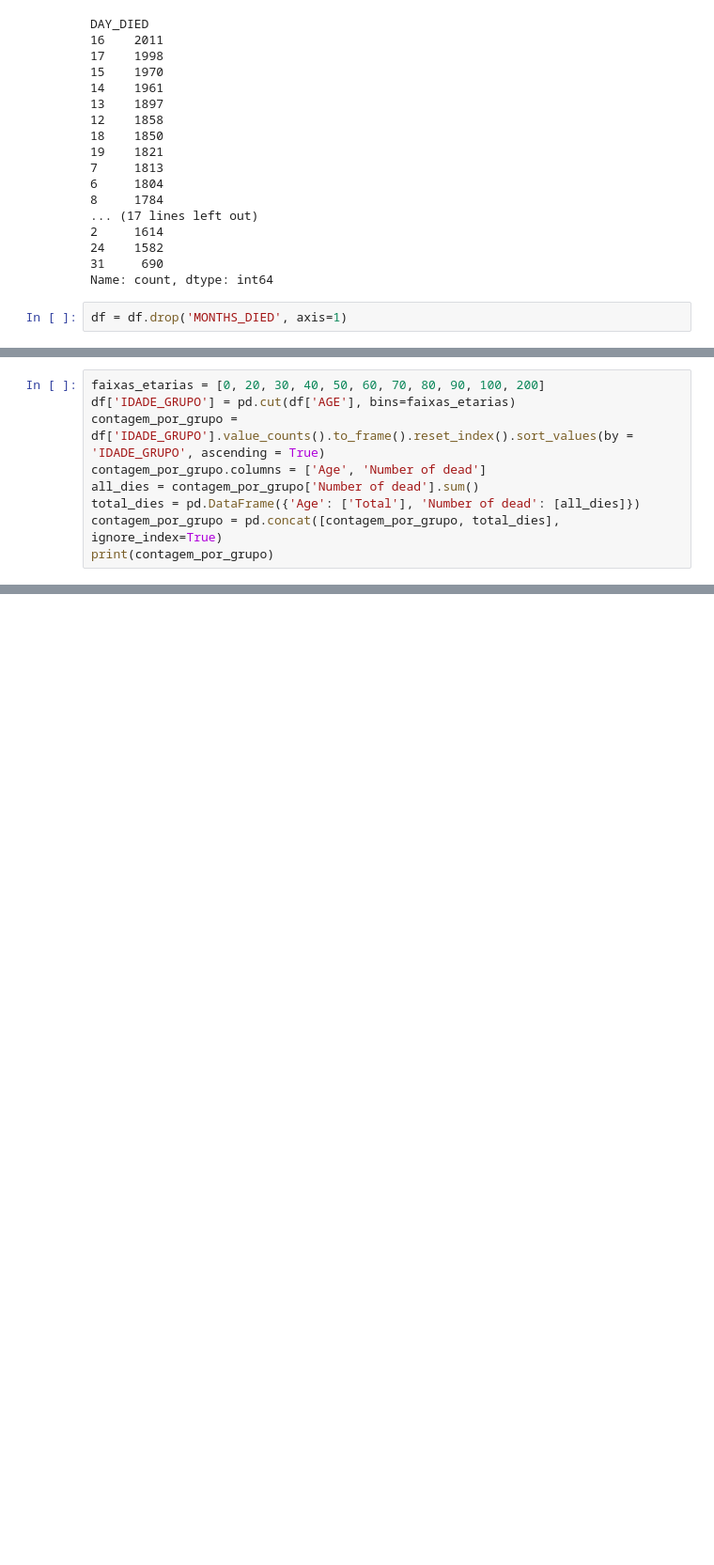
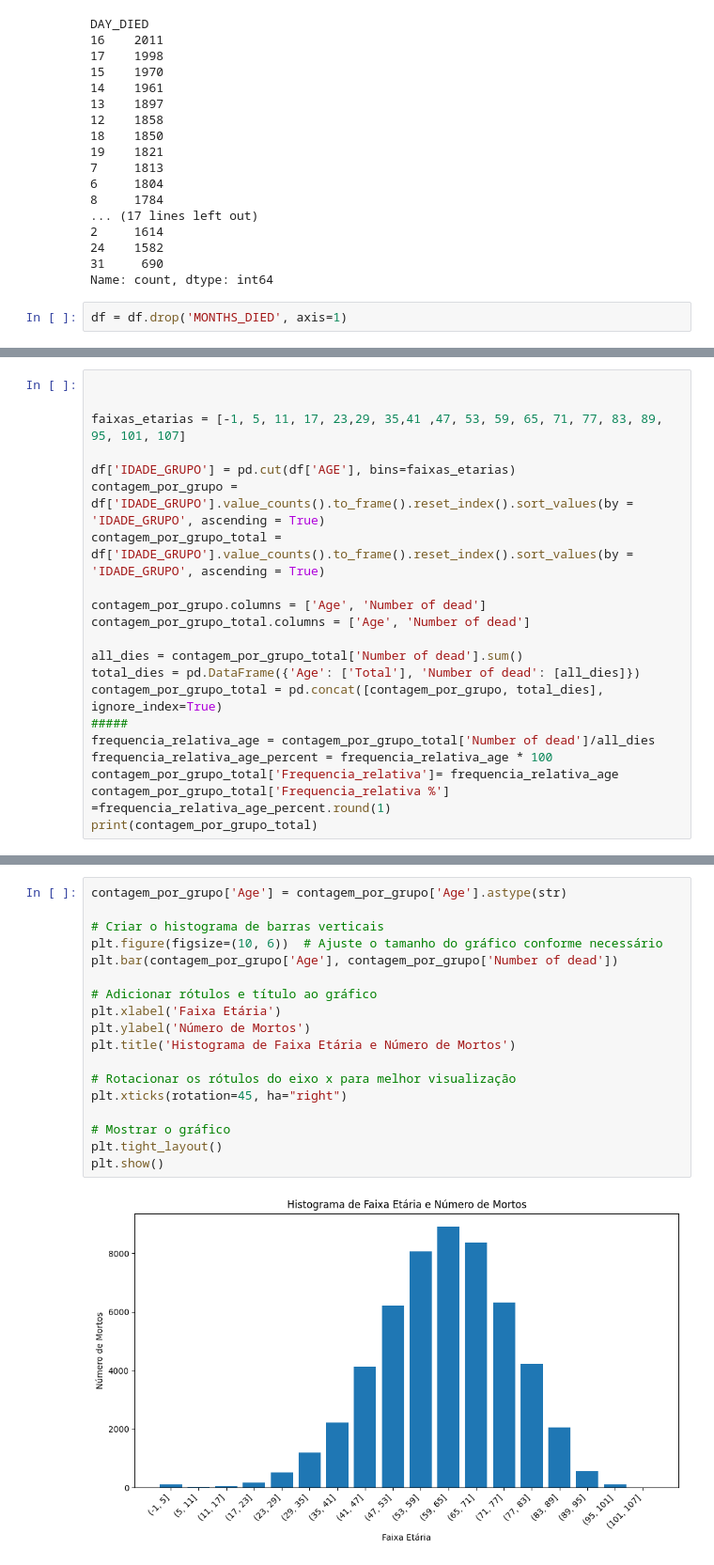
Before and after one commit to Zehguto/COVID-19, a Jupyter notebook: Project.ipynb, the cells around one changed output, grey strips where cells are left out. Shown at 94% size. Drawn from its saved outputs; the diff is of its cells as text; blank space fills up the shorter version.

Commit message:
Ajusting table conditions, making the histograms.

```diff
--- a/Project.ipynb
+++ b/Project.ipynb
@@ -301,10 +313,22 @@ print(month_counts)
 # %%
-faixas_etarias = [0, 20, 30, 40, 50, 60, 70, 80, 90, 100, 200]
+
+
+faixas_etarias = [-1, 5, 11, 17, 23,29, 35,41 ,47, 53, 59, 65, 71, 77, 83, 89, 95, 101, 107]
+
 df['IDADE_GRUPO'] = pd.cut(df['AGE'], bins=faixas_etarias)
 contagem_por_grupo = df['IDADE_GRUPO'].value_counts().to_frame().reset_index().sort_values(by = 'IDADE_GRUPO', ascending = True)
+contagem_por_grupo_total = df['IDADE_GRUPO'].value_counts().to_frame().reset_index().sort_values(by = 'IDADE_GRUPO', ascending = True)
+
 contagem_por_grupo.columns = ['Age', 'Number of dead']
-all_dies = contagem_por_grupo['Number of dead'].sum()
+contagem_por_grupo_total.columns = ['Age', 'Number of dead']
+
+all_dies = contagem_por_grupo_total['Number of dead'].sum()
 total_dies = pd.DataFrame({'Age': ['Total'], 'Number of dead': [all_dies]})
-contagem_por_grupo = pd.concat([contagem_por_grupo, total_dies], ignore_index=True)
-print(contagem_por_grupo)
+contagem_por_grupo_total = pd.concat([contagem_por_grupo, total_dies], ignore_index=True)
+#####
+frequencia_relativa_age = contagem_por_grupo_total['Number of dead']/all_dies
+frequencia_relativa_age_percent = frequencia_relativa_age * 100
+contagem_por_grupo_total['Frequencia_relativa']= frequencia_relativa_age
+contagem_por_grupo_total['Frequencia_relativa %'] =frequencia_relativa_age_percent.round(1)
+print(contagem_por_grupo_total)
 # %% [output]
@@ -322,0 +355,20 @@ print(contagem_por_grupo)
+# %%
+contagem_por_grupo['Age'] = contagem_por_grupo['Age'].astype(str)
+
+# Criar o histograma de barras verticais
+plt.figure(figsize=(10, 6))  # Ajuste o tamanho do gráfico conforme necessário
+plt.bar(contagem_por_grupo['Age'], contagem_por_grupo['Number of dead'])
+
+# Adicionar rótulos e título ao gráfico
+plt.xlabel('Faixa Etária')
+plt.ylabel('Número de Mortos')
+plt.title('Histograma de Faixa Etária e Número de Mortos')
+
+# Rotacionar os rótulos do eixo x para melhor visualização
+plt.xticks(rotation=45, ha="right")
+
+# Mostrar o gráfico
+plt.tight_layout()
+plt.show()
+# %% [output]
+[figure, added]
```
Also changed, not shown: parts of 6 cells of this notebook.
